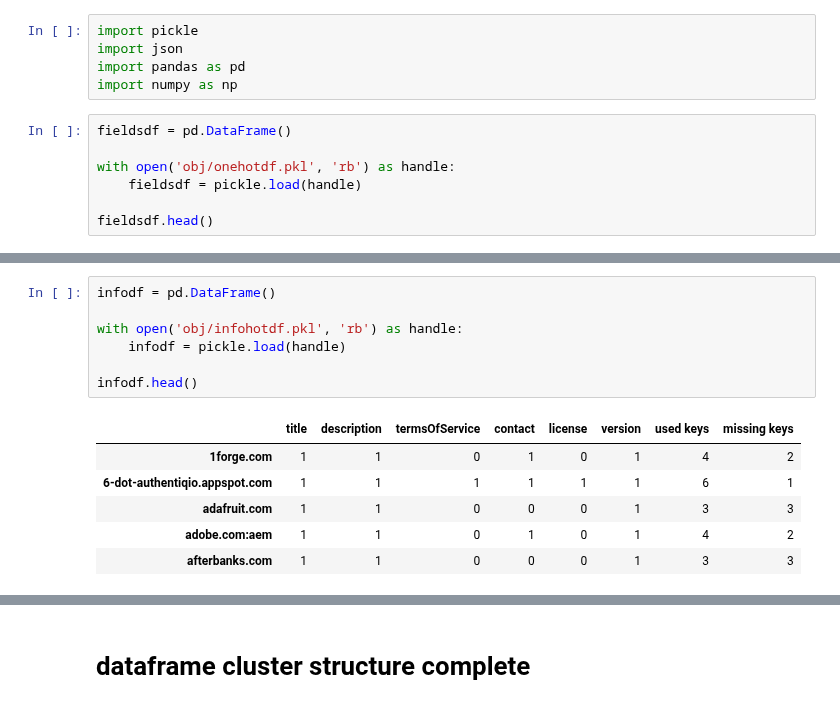
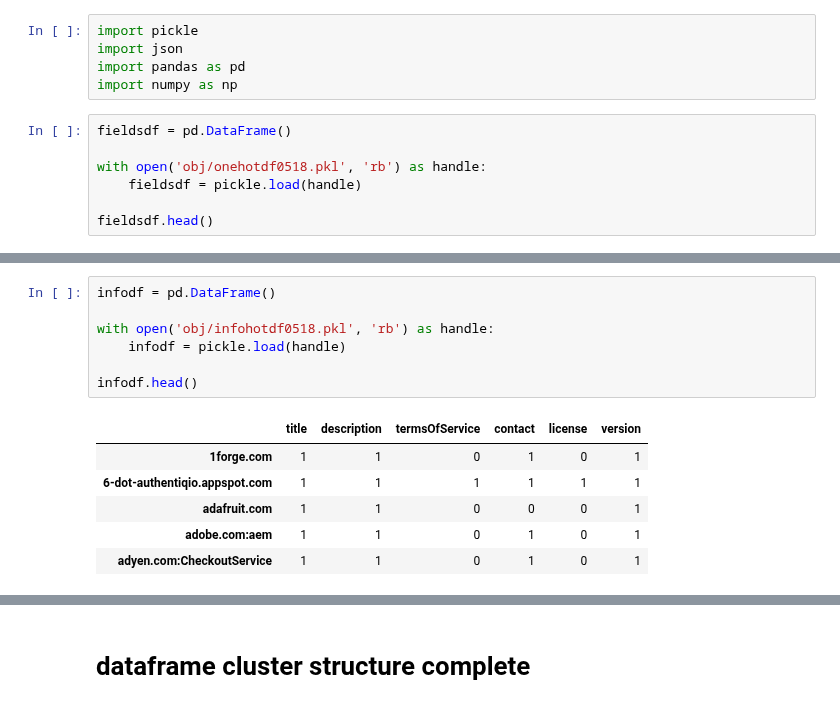
Before and after one commit to pmanlukas/thesisdata, a Jupyter notebook: combine dataframes.ipynb, the cells around one changed output, grey strips where cells are left out. Drawn from its saved outputs; the diff is of its cells as text.

```diff
--- a/combine dataframes.ipynb
+++ b/combine dataframes.ipynb
@@ -10,7 +10,7 @@ import numpy as np
 # %%
 fieldsdf = pd.DataFrame()
 
-with open('obj/onehotdf.pkl', 'rb') as handle:
+with open('obj/onehotdf0518.pkl', 'rb') as handle:
     fieldsdf = pickle.load(handle)
 
 fieldsdf.head()
@@ -24,16 +24,16 @@ fieldsdf.head()
 # %%
 infodf = pd.DataFrame()
 
-with open('obj/infohotdf.pkl', 'rb') as handle:
+with open('obj/infohotdf0518.pkl', 'rb') as handle:
     infodf = pickle.load(handle)
 
 infodf.head()
 # %% [output]
-|  | title | description | termsOfService | contact | license | version | used keys | missing keys |
-| 1forge.com | 1 | 1 | 0 | 1 | 0 | 1 | 4 | 2 |
-| 6-dot-authentiqio.appspot.com | 1 | 1 | 1 | 1 | 1 | 1 | 6 | 1 |
-| adafruit.com | 1 | 1 | 0 | 0 | 0 | 1 | 3 | 3 |
-| adobe.com:aem | 1 | 1 | 0 | 1 | 0 | 1 | 4 | 2 |
-| afterbanks.com | 1 | 1 | 0 | 0 | 0 | 1 | 3 | 3 |
+|  | title | description | termsOfService | contact | license | version |
+| 1forge.com | 1 | 1 | 0 | 1 | 0 | 1 |
+| 6-dot-authentiqio.appspot.com | 1 | 1 | 1 | 1 | 1 | 1 |
+| adafruit.com | 1 | 1 | 0 | 0 | 0 | 1 |
+| adobe.com:aem | 1 | 1 | 0 | 1 | 0 | 1 |
+| adyen.com:CheckoutService | 1 | 1 | 0 | 1 | 0 | 1 |
 # %%
 keys_field = list(fieldsdf.keys())
```
Also changed, not shown: parts of 16 cells of this notebook, 44 other files.
